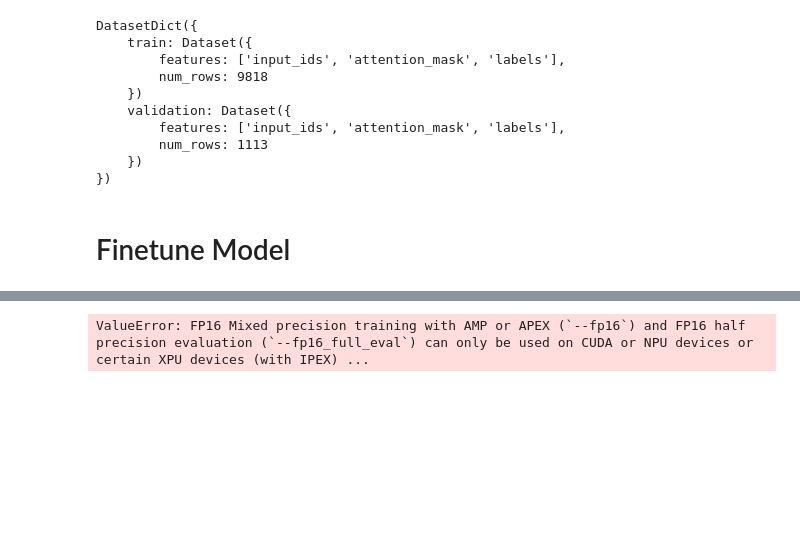
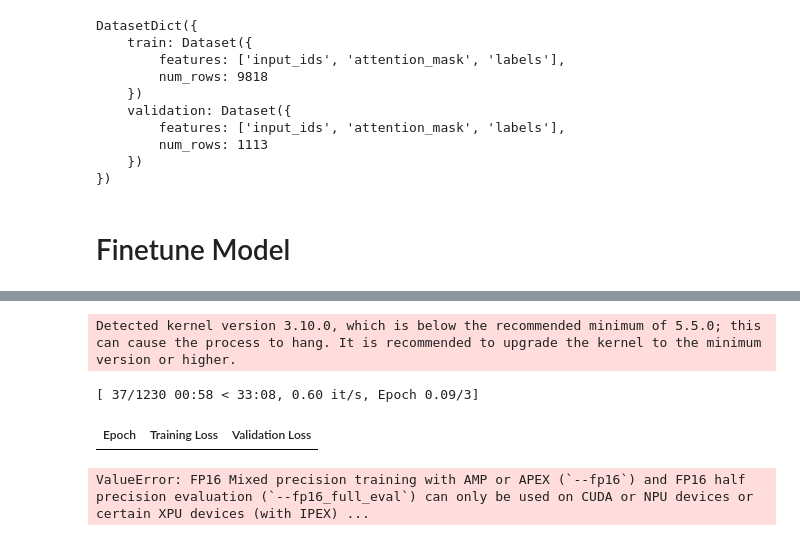
Before and after one commit to Capstone-Enterprise-UCSC/Reinforcement-Learning, a Jupyter notebook: RL_pipeline.ipynb, the cells around one changed output, grey strips where cells are left out. Saved outputs shown, nothing was run; the diff lists cells and outputs as text; code cells hidden in the pictures; blank space fills up the shorter version.

Commit message:
Added Fine tuning and training

```diff
--- a/RL_pipeline.ipynb
+++ b/RL_pipeline.ipynb
@@ -85,0 +192,4 @@ DatasetDict({
+# %%
+# Load the COMET model for evaluation
+comet_model_path = download_model("Unbabel/wmt22-comet-da")
+comet_model = load_from_checkpoint(comet_model_path)
@@ -85,0 +200,45 @@ DatasetDict({
+# %%
+# Define compute metrics function to calculate COMET score
+def compute_metrics(eval_pred):
+    predictions, labels = eval_pred
+    decoded_preds = tokenizer.batch_decode(predictions, skip_special_tokens=True)
+    # Replace -100 in the labels as we can't decode them
+    labels = np.where(labels != -100, labels, tokenizer.pad_token_id)
+    decoded_labels = tokenizer.batch_decode(labels, skip_special_tokens=True)
+
+    # Post-process texts
+    decoded_preds, decoded_labels = postprocess_text(decoded_preds, decoded_labels)
+
+    # Prepare the data for COMET
+    comet_data = [
+        {"src": src, "mt": mt, "ref": ref}
+        for src, mt, ref in zip(inputs, decoded_preds, decoded_labels)
+    ]
+
+    # Compute COMET score
+    comet_scores = comet_model.predict(comet_data, batch_size=16)
+    comet_score = np.mean([score['score'] for score in comet_scores])
+
+    return {"comet": comet_score}
+# %%
+# Initialize the Trainer with the new compute_metrics function
+trainer = Seq2SeqTrainer(
+    model=model,
+    args=training_args,
+    train_dataset=tokenized_dataset["train"],
+    eval_dataset=tokenized_dataset["validation"],
+    data_collator=data_collator,
+    tokenizer=tokenizer,
+    compute_metrics=compute_metrics,
+)
+# %% [output]
+Detected kernel version 3.10.0, which is below the recommended minimum of 5.5.0; this can cause the process to hang. It is recommended to upgrade the kernel to the minimum version or higher.
+# %%
+# Add early stopping callback if desired
+trainer.add_callback(EarlyStoppingCallback(early_stopping_patience=3))
+
+# Train the model
+trainer.train()
+# %% [output]
+[ 37/1230 00:58 < 33:08, 0.60 it/s, Epoch 0.09/3]
+| Epoch | Training Loss | Validation Loss |
```
Also changed, not shown: parts of 11 cells of this notebook.
